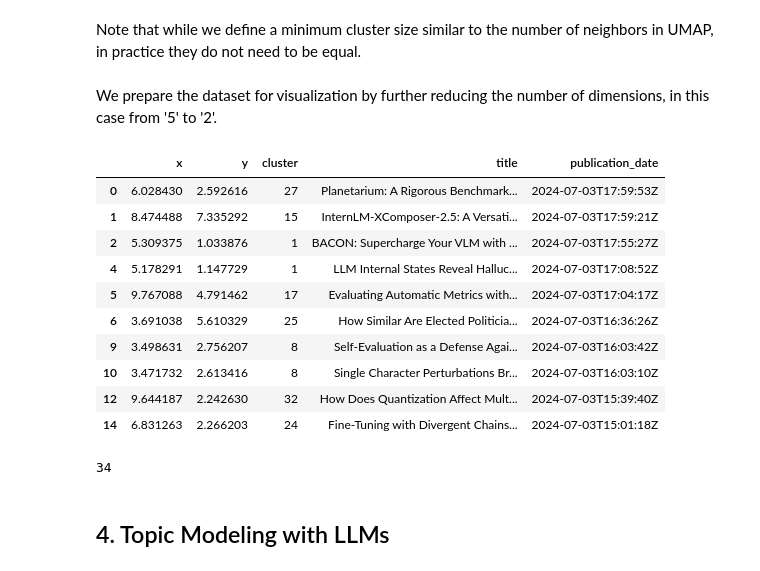
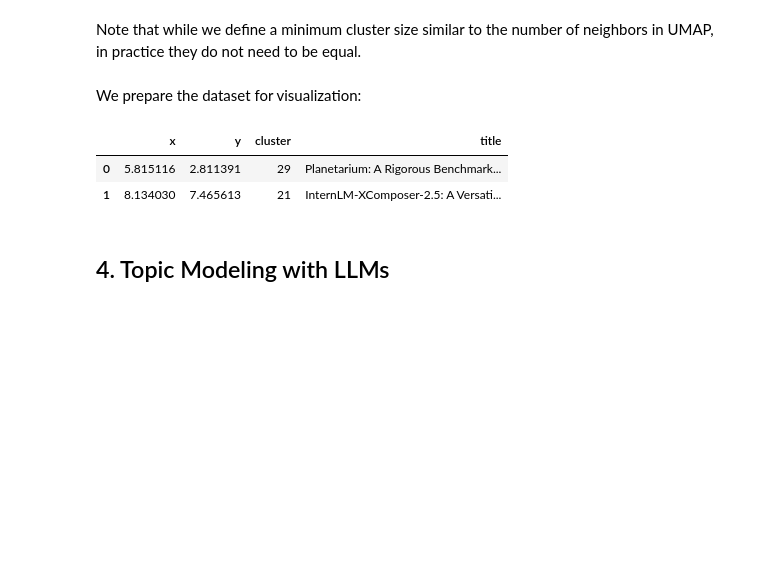
Before and after one commit to dcarpintero/taxonomy-completion, a Jupyter notebook: nb.semantic.clustering.topic.modeling.ipynb, the cells around one changed output. Drawn from its saved outputs; the diff is of its cells as text; code cells hidden in the pictures; blank space fills up the shorter version.

```diff
--- a/nb.semantic.clustering.topic.modeling.ipynb
+++ b/nb.semantic.clustering.topic.modeling.ipynb
@@ -156,5 +154,5 @@ from sentence_transformers.quantization import quantize_embeddings
 int8_embeddings = quantize_embeddings(
     np.array(ds_fp32["embeddings"]),
     precision="int8",
-    calibration_embeddings=np.array(ds_fp32["embeddings"][:10000]),
+    calibration_embeddings=np.array(ds_fp32["embeddings"][:20000]),
 )
@@ -214,13 +205,12 @@ hdbscan_model = hdbscan.HDBSCAN(min_cluster_size=100,
                                 cluster_selection_method='leaf')
 clusters = hdbscan_model.fit_predict(embedding_5d)
 # %% [markdown]
-We prepare the dataset for visualization by further reducing the number of dimensions, in this case from '5' to '2'.
+We prepare the dataset for visualization:
 # %%
 import pandas as pd
 
 df = pd.DataFrame(embedding_2d, columns=['x', 'y'])
 df['cluster'] = clusters
-df['title'] = ds['title']
-df['publication_date'] = ds['publication_date']
+df['title'] = ds_fp32['title']
 
 df = df[df['cluster'] != -1] # remove outliers
@@ -227,21 +223,9 @@ df = df[df['cluster'] != -1] # remove outliers
 # %%
-df.head(10)
+df.head(2)
 # %% [output]
-|  | x | y | cluster | title | publication_date |
-| 0 | 6.028430 | 2.592616 | 27 | Planetarium: A Rigorous Benchmark... | 2024-07-03T17:59:53Z |
-| 1 | 8.474488 | 7.335292 | 15 | InternLM-XComposer-2.5: A Versati... | 2024-07-03T17:59:21Z |
-| 2 | 5.309375 | 1.033876 | 1 | BACON: Supercharge Your VLM with ... | 2024-07-03T17:55:27Z |
-| 4 | 5.178291 | 1.147729 | 1 | LLM Internal States Reveal Halluc... | 2024-07-03T17:08:52Z |
-| 5 | 9.767088 | 4.791462 | 17 | Evaluating Automatic Metrics with... | 2024-07-03T17:04:17Z |
-| 6 | 3.691038 | 5.610329 | 25 | How Similar Are Elected Politicia... | 2024-07-03T16:36:26Z |
-| 9 | 3.498631 | 2.756207 | 8 | Self-Evaluation as a Defense Agai... | 2024-07-03T16:03:42Z |
-| 10 | 3.471732 | 2.613416 | 8 | Single Character Perturbations Br... | 2024-07-03T16:03:10Z |
-| 12 | 9.644187 | 2.242630 | 32 | How Does Quantization Affect Mult... | 2024-07-03T15:39:40Z |
-| 14 | 6.831263 | 2.266203 | 24 | Fine-Tuning with Divergent Chains... | 2024-07-03T15:01:18Z |
+|  | x | y | cluster | title |
+| 0 | 5.815116 | 2.811391 | 29 | Planetarium: A Rigorous Benchmark... |
+| 1 | 8.134030 | 7.465613 | 21 | InternLM-XComposer-2.5: A Versati... |
-# %%
-len(df['cluster'].unique())
-# %% [output]
-34
 # %% [markdown]
 ## 4. Topic Modeling with LLMs
 # %% [markdown]
```
Also changed, not shown: parts of 43 cells of this notebook.
